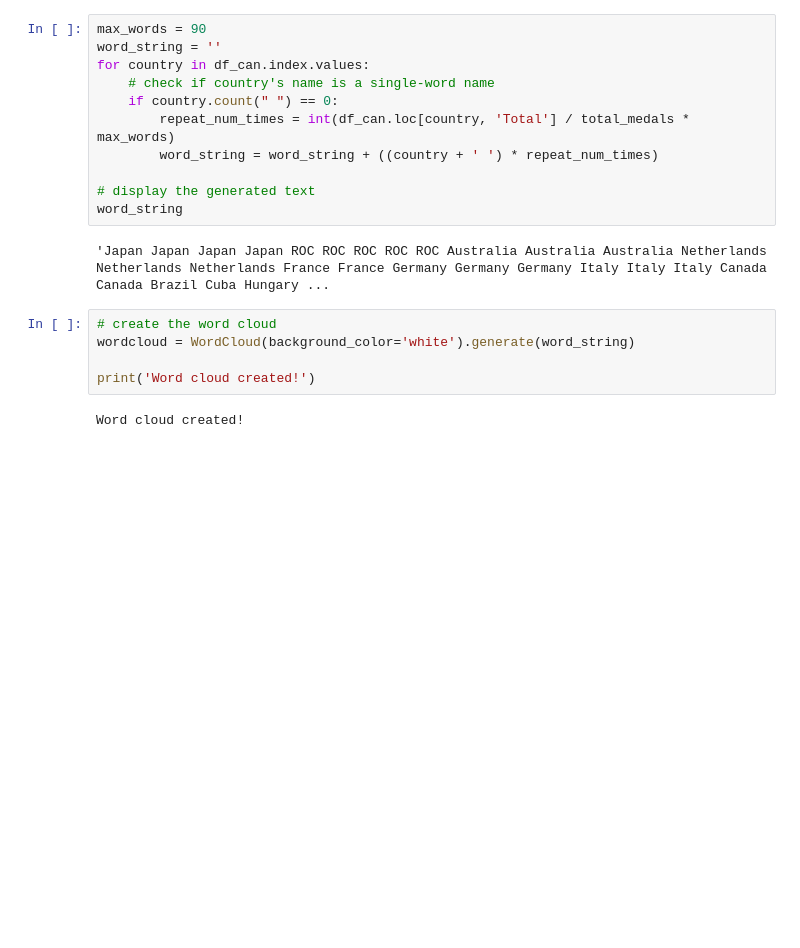
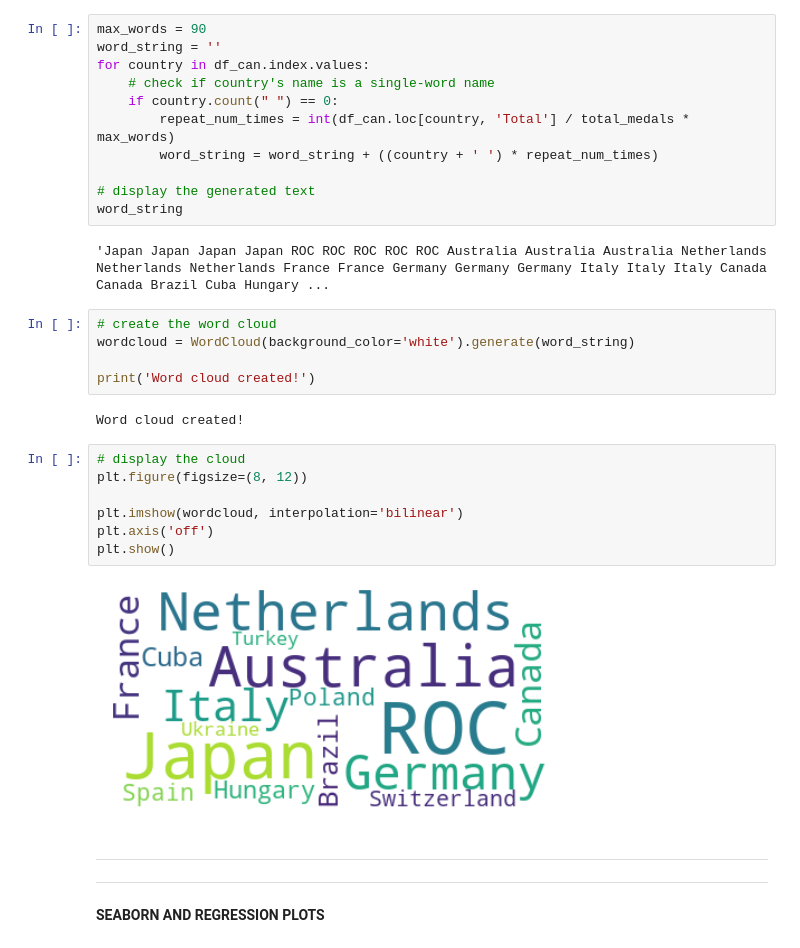
Before and after one commit to TsaniAflah/Perolehan-Mendali-pada-Olympic-2021, a Jupyter notebook: TUGAS_4.ipynb, the cells around one changed output. Cells and saved outputs as stored; diff of their text form; blank space fills up the shorter version.

```diff
--- a/TUGAS_4.ipynb
+++ b/TUGAS_4.ipynb
@@ -581,3 +589,22 @@ wordcloud = WordCloud(background_color='white').generate(word_string)
 print('Word cloud created!')
 # %% [output]
 Word cloud created!
+# %%
+# display the cloud
+plt.figure(figsize=(8, 12))
+
+plt.imshow(wordcloud, interpolation='bilinear')
+plt.axis('off')
+plt.show()
+# %% [output]
+[figure, added]
+# %% [markdown]
+
+
+---
+
+
+
+---
+# %% [markdown]
+ **SEABORN AND REGRESSION PLOTS**
```
Also changed, not shown: parts of 23 cells of this notebook.
